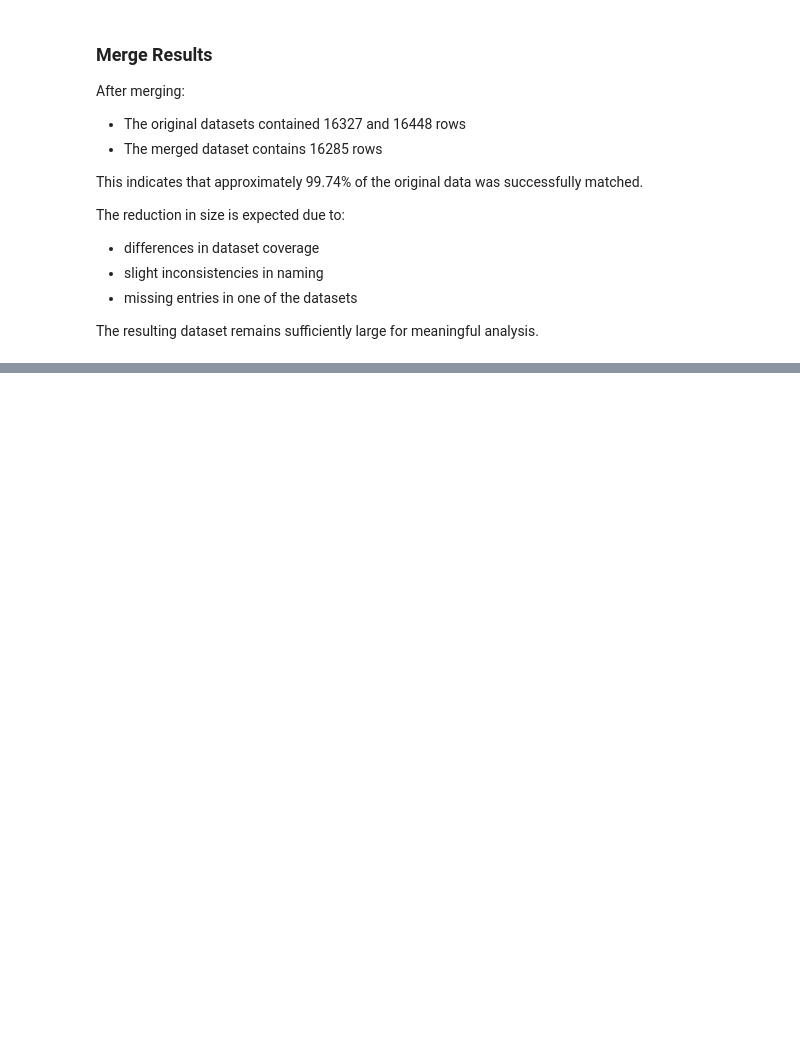
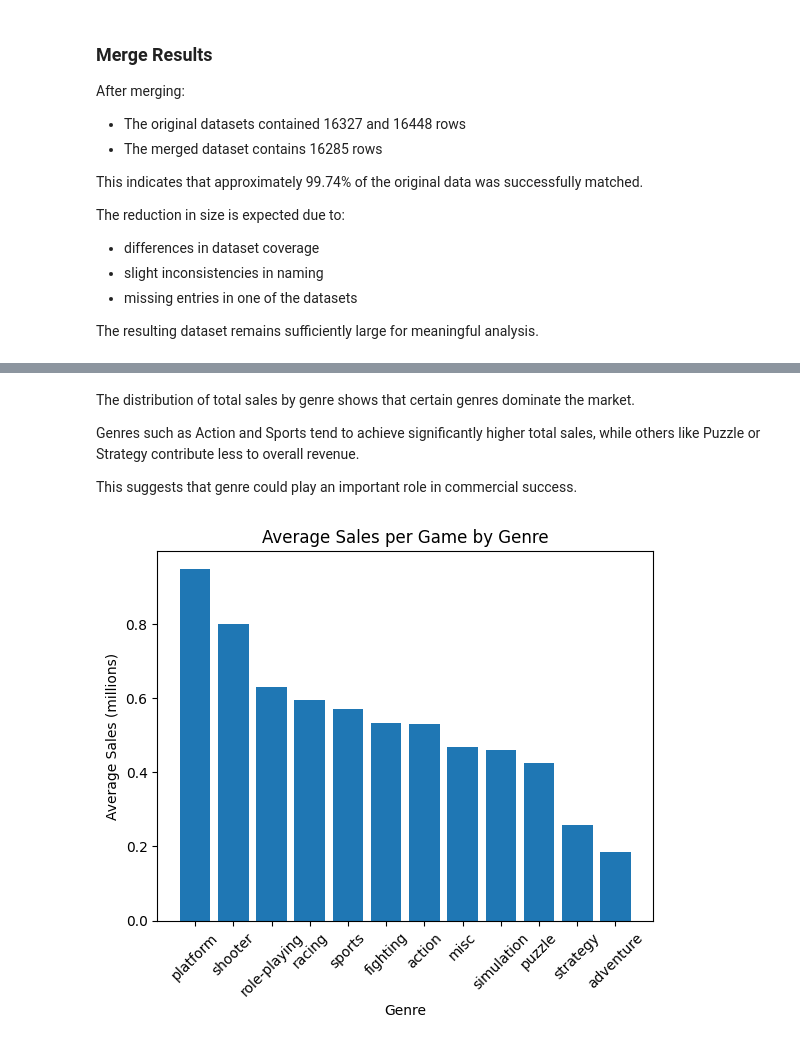
Before and after one commit to VenomRevenge/data-science-exam-video-game-success-analysis, a Jupyter notebook: video_games_analysis.ipynb, the cells around one changed output, grey strips where cells are left out. Cells and saved outputs as stored; diff of their text form; code cells hidden in the pictures; blank space fills up the shorter version.

```diff
--- a/video_games_analysis.ipynb
+++ b/video_games_analysis.ipynb
@@ -529,0 +645,22 @@ The resulting dataset remains sufficiently large for meaningful analysis.
+# %% [markdown]
+The distribution of total sales by genre shows that certain genres dominate the market.
+
+Genres such as Action and Sports tend to achieve significantly higher total sales, while others like Puzzle or Strategy contribute less to overall revenue.
+
+This suggests that genre could play an important role in commercial success.
+# %%
+avg_sales_by_genre = (
+    vg_data_merged
+    .groupby("genre_vgsales")["global_sales_vgsales"]
+    .mean()
+    .sort_values(ascending=False)
+)
+
+plt.bar(avg_sales_by_genre.index, avg_sales_by_genre.values)
+plt.title("Average Sales per Game by Genre")
+plt.xlabel("Genre")
+plt.ylabel("Average Sales (millions)")
+plt.xticks(rotation=45)
+plt.show()
+# %% [output]
+[figure, added]
```
Also changed, not shown: parts of 13 cells of this notebook.
